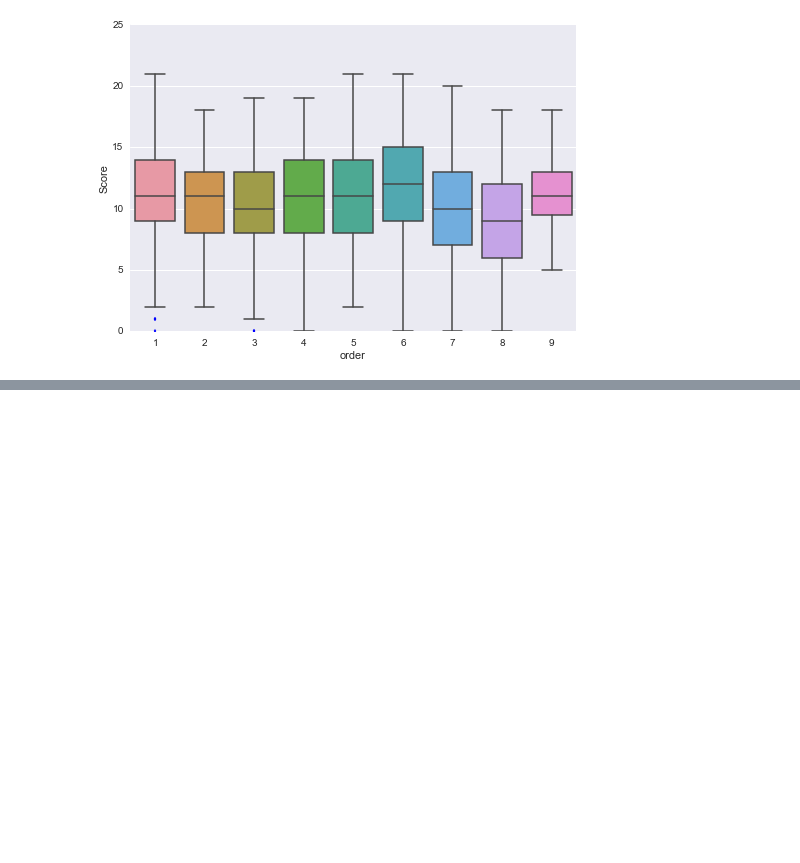
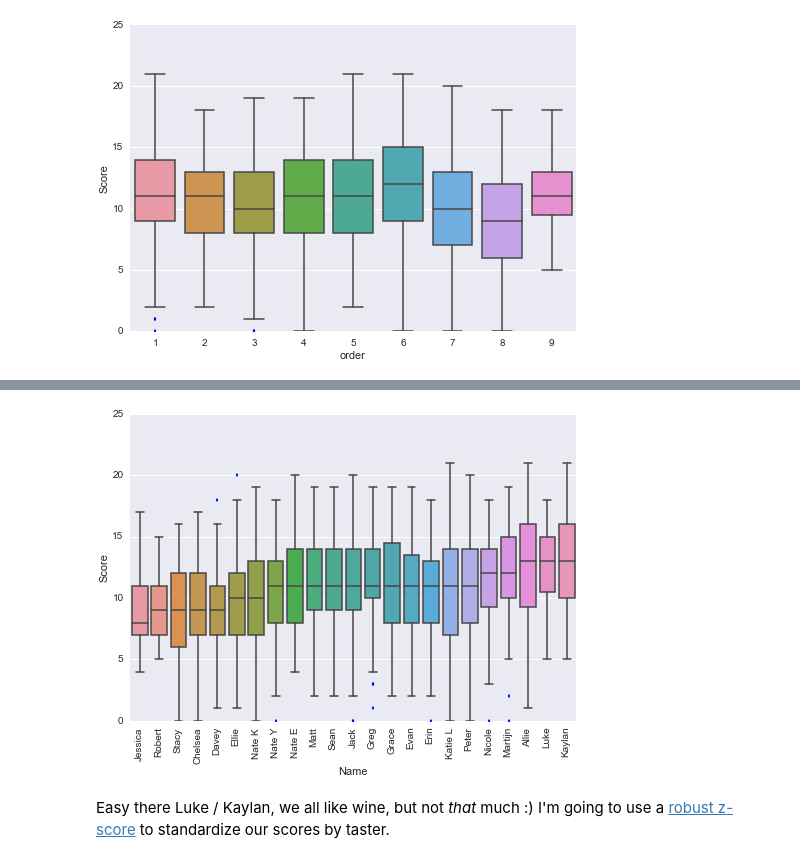
Before and after one commit to pstjohn/old-github-pages-site, a Jupyter notebook: notebooks/2015-04-01-wine-analysis.ipynb, the cells around one changed output, grey strips where cells are left out. Saved outputs shown, nothing was run; the diff lists cells and outputs as text; code cells hidden in the pictures; blank space fills up the shorter version.

Commit message:
adding more wine analysis

```diff
--- a/notebooks/2015-04-01-wine-analysis.ipynb
+++ b/notebooks/2015-04-01-wine-analysis.ipynb
@@ -46,0 +63,11 @@ sns.boxplot(vals=scores.Score, groupby=scores.order)
+# %%
+best_tasters = tastings[tastings > tastings['Zac']].index.values
+pruned_scores = scores[scores.Name.isin(best_tasters)]
+order = pruned_scores.groupby('Name').median().Score.argsort()
+ax = sns.boxplot(vals=pruned_scores.Score, groupby=pruned_scores.Name, order=order.index[order.values])
+tl = plt.setp(ax.get_xticklabels(), rotation=90)
+# %% [output]
+[figure, added]
+# %% [markdown]
+Easy there Luke / Kaylan, we all like wine, but not _that_ much :)
+I'm going to use a [robust z-score](http://www.ncbi.nlm.nih.gov/pmc/articles/PMC2789971/) to standardize our scores by taster.
```
Also changed, not shown: parts of 7 cells of this notebook, 2 other files.
